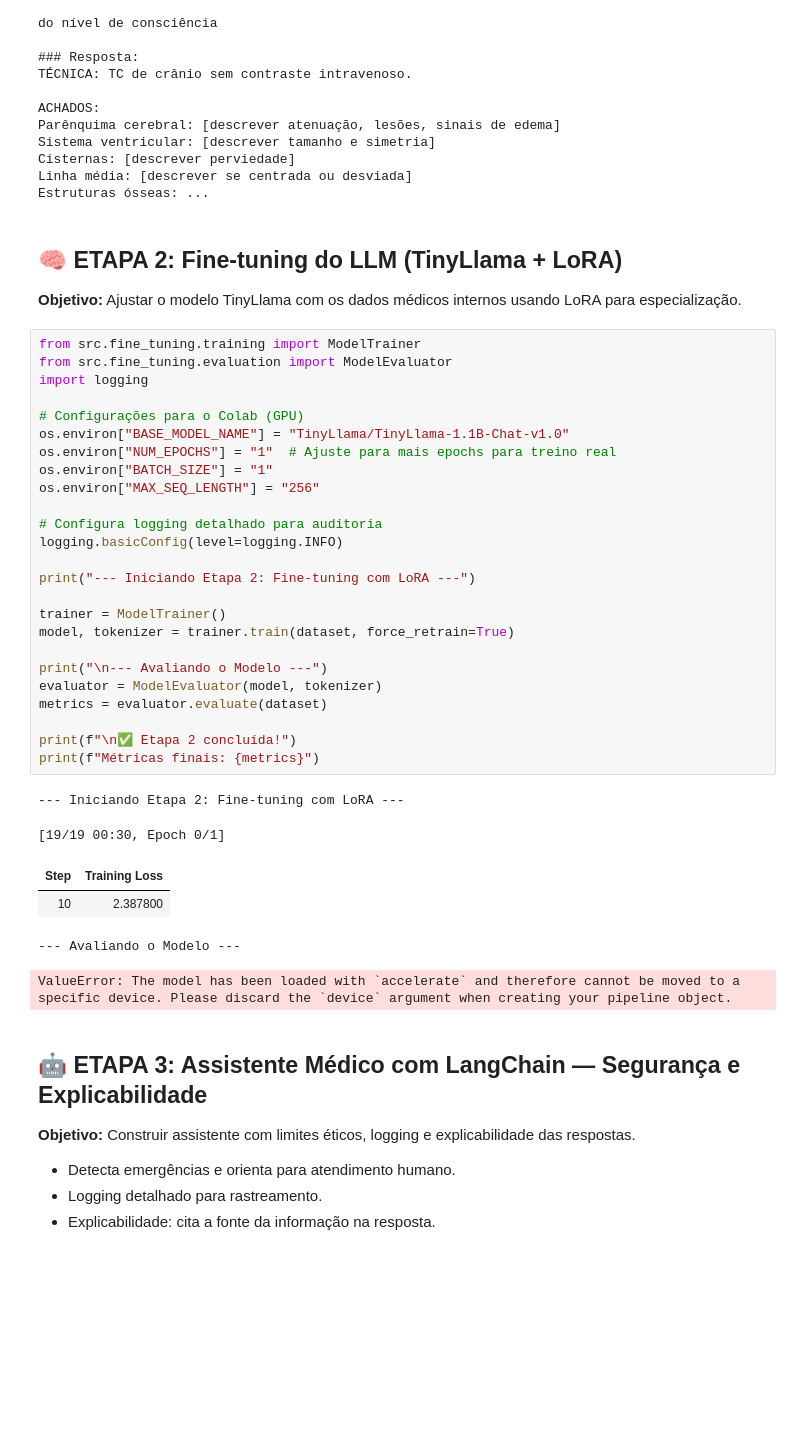
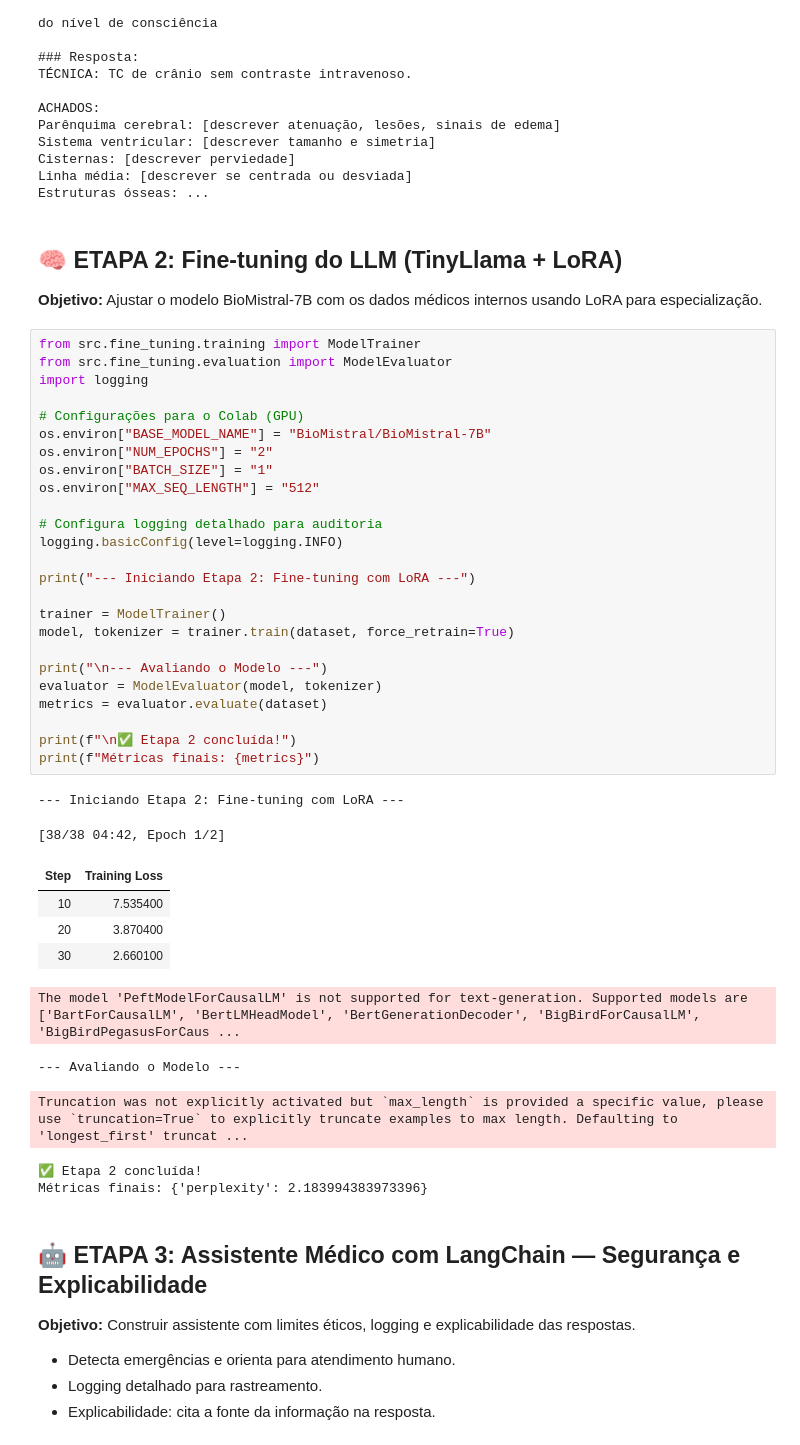
Before and after one commit to vagnerbarbosa/tech-challenge-fase-3, a Jupyter notebook: notebooks/tech_challenge_fase3_colab.ipynb, the cells around one changed output. Drawn from its saved outputs; the diff is of its cells as text; blank space fills up the shorter version.

Commit message:
doc: Adiciona notebook pipeline completa

```diff
--- a/notebooks/tech_challenge_fase3_colab.ipynb
+++ b/notebooks/tech_challenge_fase3_colab.ipynb
@@ -121,39 +121,44 @@ Linha média: [descrever se centrada ou desviada]
 Estruturas ósseas: ...
 # %% [markdown]
 ## 🧠 ETAPA 2: Fine-tuning do LLM (TinyLlama + LoRA)
-**Objetivo:** Ajustar o modelo TinyLlama com os dados médicos internos usando LoRA para especialização.
+**Objetivo:** Ajustar o modelo BioMistral-7B com os dados médicos internos usando LoRA para especialização.
 # %%
 from src.fine_tuning.training import ModelTrainer
 from src.fine_tuning.evaluation import ModelEvaluator
 import logging
 
 # Configurações para o Colab (GPU)
-os.environ["BASE_MODEL_NAME"] = "TinyLlama/TinyLlama-1.1B-Chat-v1.0"
-os.environ["NUM_EPOCHS"] = "1"  # Ajuste para mais epochs para treino real
+os.environ["BASE_MODEL_NAME"] = "BioMistral/BioMistral-7B"
+os.environ["NUM_EPOCHS"] = "2"
 os.environ["BATCH_SIZE"] = "1"
-os.environ["MAX_SEQ_LENGTH"] = "256"
+os.environ["MAX_SEQ_LENGTH"] = "512"
 
 # Configura logging detalhado para auditoria
 logging.basicConfig(level=logging.INFO)
 
 print("--- Iniciando Etapa 2: Fine-tuning com LoRA ---")
 
 trainer = ModelTrainer()
 model, tokenizer = trainer.train(dataset, force_retrain=True)
 
 print("\n--- Avaliando o Modelo ---")
 evaluator = ModelEvaluator(model, tokenizer)
 metrics = evaluator.evaluate(dataset)
 
 print(f"\n✅ Etapa 2 concluída!")
 print(f"Métricas finais: {metrics}")
 # %% [output]
 --- Iniciando Etapa 2: Fine-tuning com LoRA ---
-[19/19 00:30, Epoch 0/1]
+[38/38 04:42, Epoch 1/2]
 | Step | Training Loss |
-| 10 | 2.387800 |
+| 10 | 7.535400 |
+| 20 | 3.870400 |
+| 30 | 2.660100 |
---- Avaliando o Modelo ---
+The model 'PeftModelForCausalLM' is not supported for text-generation. Supported models are ['BartForCausalLM', 'BertLMHeadModel', 'BertGenerationDecoder', 'BigBirdForCausalLM', 'BigBirdPegasusForCaus ...
-ValueError: The model has been loaded with `accelerate` and therefore cannot be moved to a specific device. Please discard the `device` argument when creating your pipeline object.
+--- Avaliando o Modelo ---
+Truncation was not explicitly activated but `max_length` is provided a specific value, please use `truncation=True` to explicitly truncate examples to max length. Defaulting to 'longest_first' truncat ...
+✅ Etapa 2 concluída!
+Métricas finais: {'perplexity': 2.183994383973396}
 # %% [markdown]
 ## 🤖 ETAPA 3: Assistente Médico com LangChain — Segurança e Explicabilidade
 **Objetivo:** Construir assistente com limites éticos, logging e explicabilidade das respostas.
```
Also changed, not shown: parts of 2 cells of this notebook.
